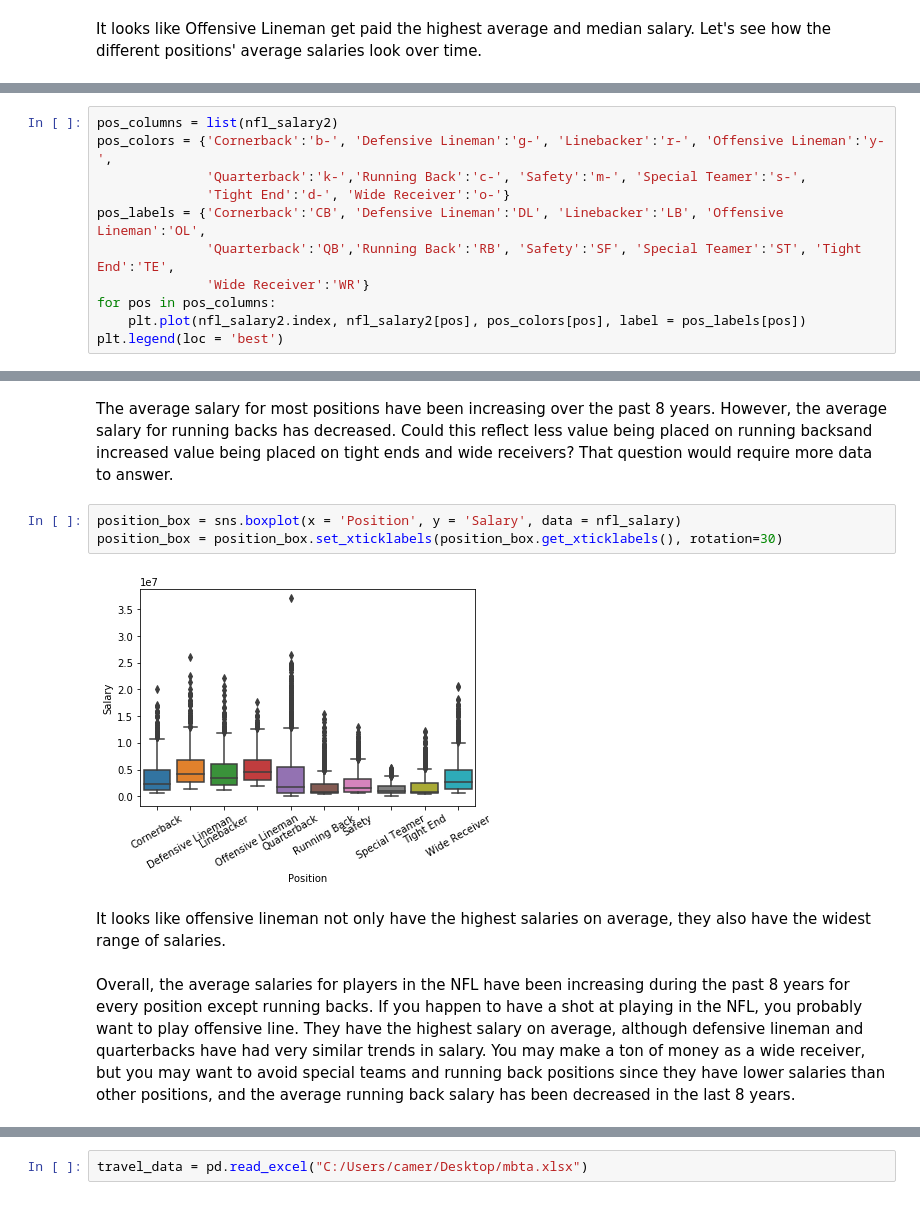
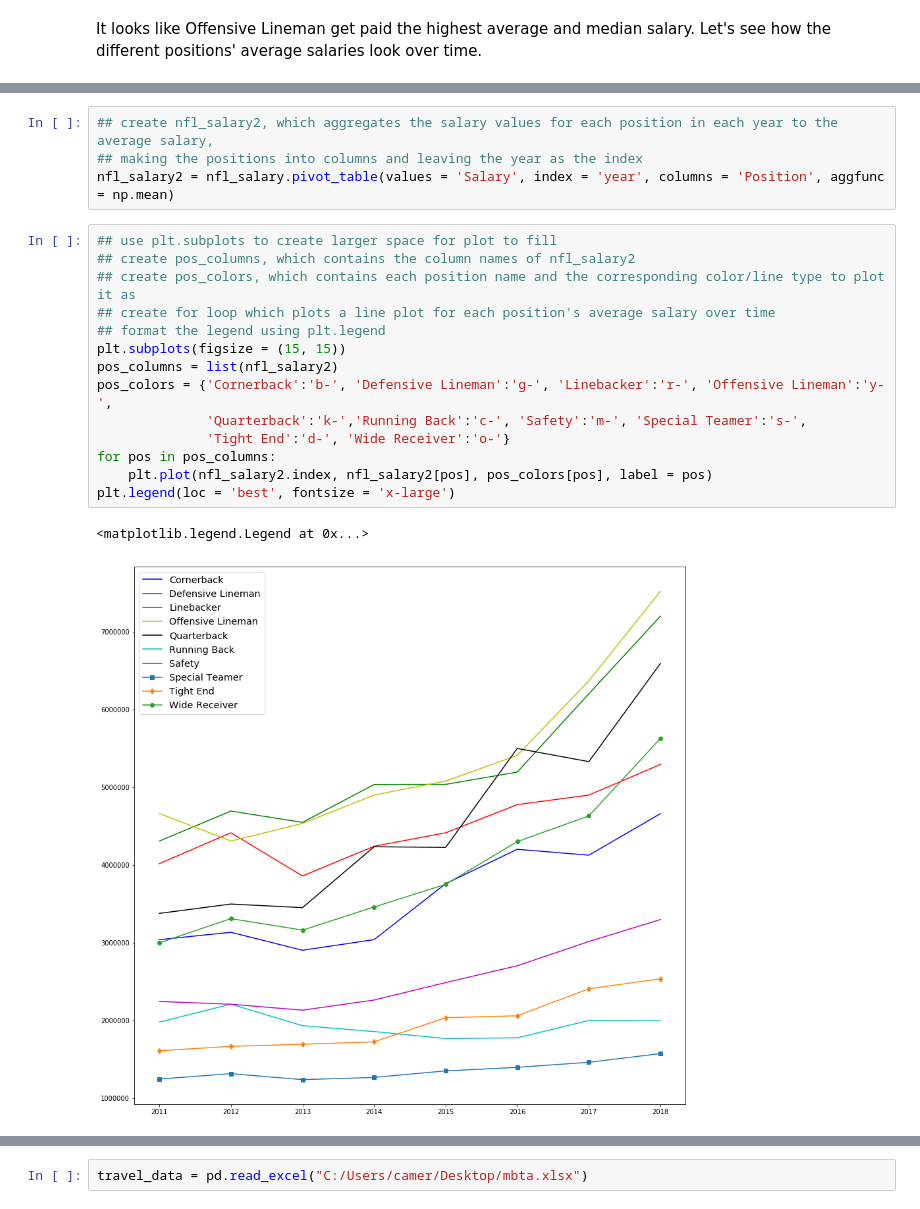
Before and after one commit to cdbale/econ213r, a Jupyter notebook: Homework 1.ipynb, the cells around one changed output, grey strips where cells are left out. Saved outputs shown, nothing was run; the diff lists cells and outputs as text.

```diff
--- a/Homework 1.ipynb
+++ b/Homework 1.ipynb
@@ -243,11 +308,0 @@ plt.legend(loc = 'best')
-# %%
-pos_columns = list(nfl_salary2)
-pos_colors = {'Cornerback':'b-', 'Defensive Lineman':'g-', 'Linebacker':'r-', 'Offensive Lineman':'y-',
-              'Quarterback':'k-','Running Back':'c-', 'Safety':'m-', 'Special Teamer':'s-',
-              'Tight End':'d-', 'Wide Receiver':'o-'}
-pos_labels = {'Cornerback':'CB', 'Defensive Lineman':'DL', 'Linebacker':'LB', 'Offensive Lineman':'OL',
-              'Quarterback':'QB','Running Back':'RB', 'Safety':'SF', 'Special Teamer':'ST', 'Tight End':'TE',
-              'Wide Receiver':'WR'}
-for pos in pos_columns:
-    plt.plot(nfl_salary2.index, nfl_salary2[pos], pos_colors[pos], label = pos_labels[pos])
-plt.legend(loc = 'best')
@@ -257,13 +309,21 @@ plt.legend(loc = 'best')
-# %% [markdown]
-The average salary for most positions have been increasing over the past 8 years. However, the average salary for running backs
-has decreased. Could this reflect less value being placed on running backsand increased value being placed on tight ends and
-wide receivers? That question would require more data to answer.
-# %%
-position_box = sns.boxplot(x = 'Position', y = 'Salary', data = nfl_salary)
-position_box = position_box.set_xticklabels(position_box.get_xticklabels(), rotation=30)
-# %% [output]
-[figure, removed]
-# %% [markdown]
-It looks like offensive lineman not only have the highest salaries on average, they also have the widest range of salaries.
-# %% [markdown]
-Overall, the average salaries for players in the NFL have been increasing during the past 8 years for every position except running backs. If you happen to have a shot at playing in the NFL, you probably want to play offensive line. They have the highest salary on average, although defensive lineman and quarterbacks have had very similar trends in salary. You may make a ton of money as a wide receiver, but you may want to avoid special teams and running back positions since they have lower salaries than other positions, and the average running back salary has been decreased in the last 8 years.
+# %%
+## create nfl_salary2, which aggregates the salary values for each position in each year to the average salary,
+## making the positions into columns and leaving the year as the index
+nfl_salary2 = nfl_salary.pivot_table(values = 'Salary', index = 'year', columns = 'Position', aggfunc = np.mean)
+# %%
+## use plt.subplots to create larger space for plot to fill
+## create pos_columns, which contains the column names of nfl_salary2
+## create pos_colors, which contains each position name and the corresponding color/line type to plot it as
+## create for loop which plots a line plot for each position's average salary over time
+## format the legend using plt.legend
+plt.subplots(figsize = (15, 15))
+pos_columns = list(nfl_salary2)
+pos_colors = {'Cornerback':'b-', 'Defensive Lineman':'g-', 'Linebacker':'r-', 'Offensive Lineman':'y-',
+              'Quarterback':'k-','Running Back':'c-', 'Safety':'m-', 'Special Teamer':'s-',
+              'Tight End':'d-', 'Wide Receiver':'o-'}
+for pos in pos_columns:
+    plt.plot(nfl_salary2.index, nfl_salary2[pos], pos_colors[pos], label = pos)
+plt.legend(loc = 'best', fontsize = 'x-large')
+# %% [output]
+<matplotlib.legend.Legend at 0x...>
+[figure, added]
```
Also changed, not shown: parts of 101 cells of this notebook.
